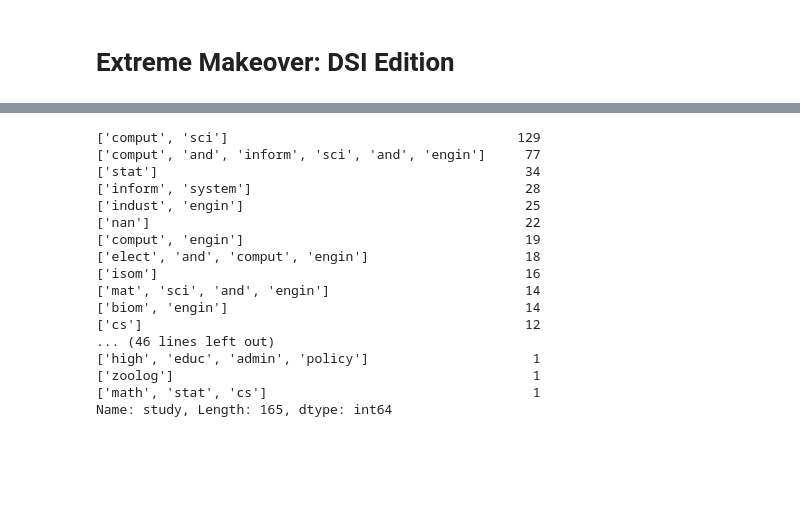
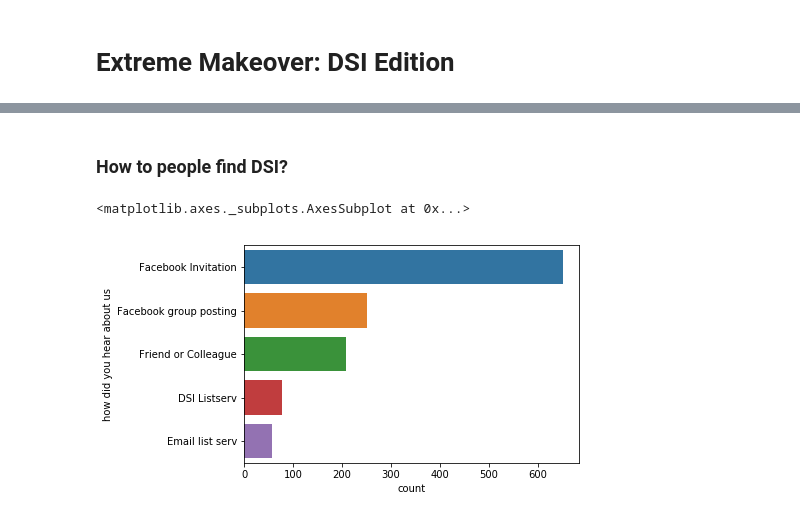
Before and after one commit to tylerjrichards/Mini_Projects, a Jupyter notebook: Analyzing_DSI/Extreme_Makeover_DSI.ipynb, the cells around one changed output, grey strips where cells are left out. Cells and saved outputs as stored; diff of their text form; code cells hidden in the pictures; blank space fills up the shorter version.

```diff
--- a/Analyzing_DSI/Extreme_Makeover_DSI.ipynb
+++ b/Analyzing_DSI/Extreme_Makeover_DSI.ipynb
@@ -31,4 +36,4 @@ plt.style.use('fivethirtyeight')
 # %%
 workshop_data = pd.read_csv("workshops.csv")
+timestamp = pd.to_datetime(workshop_data['Timestamp'])
+workshop_data['Timestamp'] = timestamp
-# %%
-workshop_data['Workshop'] = "None"
@@ -39,22 +39,0 @@ def workshop_replace(string, new_val):
-# %%
-#shitty python way
-workshop_data['Workshop'] = np.where((workshop_data['Workshop_Type'].str.contains('Python 0')), 'Python 0', workshop_data['Workshop'])
-workshop_data['Workshop'] = np.where((workshop_data['Workshop_Type'].str.contains('Python 1')), 'Python 1', workshop_data['Workshop'])
-workshop_data['Workshop'] = np.where((workshop_data['Workshop_Type'].str.contains('Python 2')), 'Python 2', workshop_data['Workshop'])
-workshop_data['Workshop'] = np.where((workshop_data['Workshop_Type'].str.contains('R0')), 'R0', workshop_data['Workshop'])
-workshop_data['Workshop'] = np.where((workshop_data['Workshop_Type'].str.contains('R-0')), 'R0', workshop_data['Workshop'])
-workshop_data['Workshop'] = np.where((workshop_data['Workshop_Type'].str.contains('R1')), 'R1', workshop_data['Workshop'])
-workshop_data['Workshop'] = np.where((workshop_data['Workshop_Type'].str.contains('R2')), 'R2', workshop_data['Workshop'])
-workshop_data['Workshop'] = np.where((workshop_data['Workshop_Type'].str.contains('Hadoop')), 'Hadoop', workshop_data['Workshop'])
-workshop_data['Workshop'] = np.where((workshop_data['Workshop_Type'].str.contains('Spark')), 'Spark', workshop_data['Workshop'])
-workshop_data['Workshop'] = np.where((workshop_data['Workshop_Type'].str.contains('Symposium')), 'Symposium', workshop_data['Workshop'])
-workshop_data['Workshop'] = np.where((workshop_data['Workshop_Type'].str.contains('Visualization')), 'Visualization', workshop_data['Workshop'])
-workshop_data['Workshop'] = np.where((workshop_data['Workshop_Type'].str.contains('API')), 'API', workshop_data['Workshop'])
-workshop_data['Workshop'] = np.where((workshop_data['Workshop_Type'].str.contains('Python0')), 'Python 0', workshop_data['Workshop'])
-workshop_data['Workshop'] = np.where((workshop_data['Workshop_Type'].str.contains('Python1')), 'Python 1', workshop_data['Workshop'])
-workshop_data['Workshop'] = np.where((workshop_data['Workshop_Type'].str.contains('Python2')), 'Python 2', workshop_data['Workshop'])
-workshop_data['Workshop'] = np.where((workshop_data['Workshop_Type'].str.contains('GBM')), 'GBM', workshop_data['Workshop'])
-workshop_data['Workshop'] = np.where((workshop_data['Workshop_Type'].str.contains('Finance')), 'Finance', workshop_data['Workshop'])
-# %%
-workshop_data['Workshop'] = np.where((workshop_data['Workshop_Type'].str.contains('Python 0')), 'Python 0', "None")
-workshop_data['Workshop'] = np.where((workshop_data['Workshop_Type'].str.contains('Python 0')), 'Python 0', "None")
@@ -76,20 +40,7 @@ workshop_data['email'].value_counts().hist()
-# %%
-workshop_data['study'].value_counts()
-# %% [output]
-['comput', 'sci']                                     129
-['comput', 'and', 'inform', 'sci', 'and', 'engin']     77
-['stat']                                               34
-['inform', 'system']                                   28
-['indust', 'engin']                                    25
-['nan']                                                22
-['comput', 'engin']                                    19
-['elect', 'and', 'comput', 'engin']                    18
-['isom']                                               16
-['mat', 'sci', 'and', 'engin']                         14
-['biom', 'engin']                                      14
-['cs']                                                 12
-... (46 lines left out)
-['high', 'educ', 'admin', 'policy']                     1
-['zoolog']                                              1
-['math', 'stat', 'cs']                                  1
-Name: study, Length: 165, dtype: int64
+# %% [markdown]
+### How to people find DSI?
+# %%
+sns.countplot(data=workshop_data, y = 'how did you hear about us', order = workshop_data['how did you hear about us'].value_counts().iloc[:5].index)
+# %% [output]
+<matplotlib.axes._subplots.AxesSubplot at 0x...>
+[figure, added]
```
Also changed, not shown: parts of 15 cells of this notebook, 2 other files.
